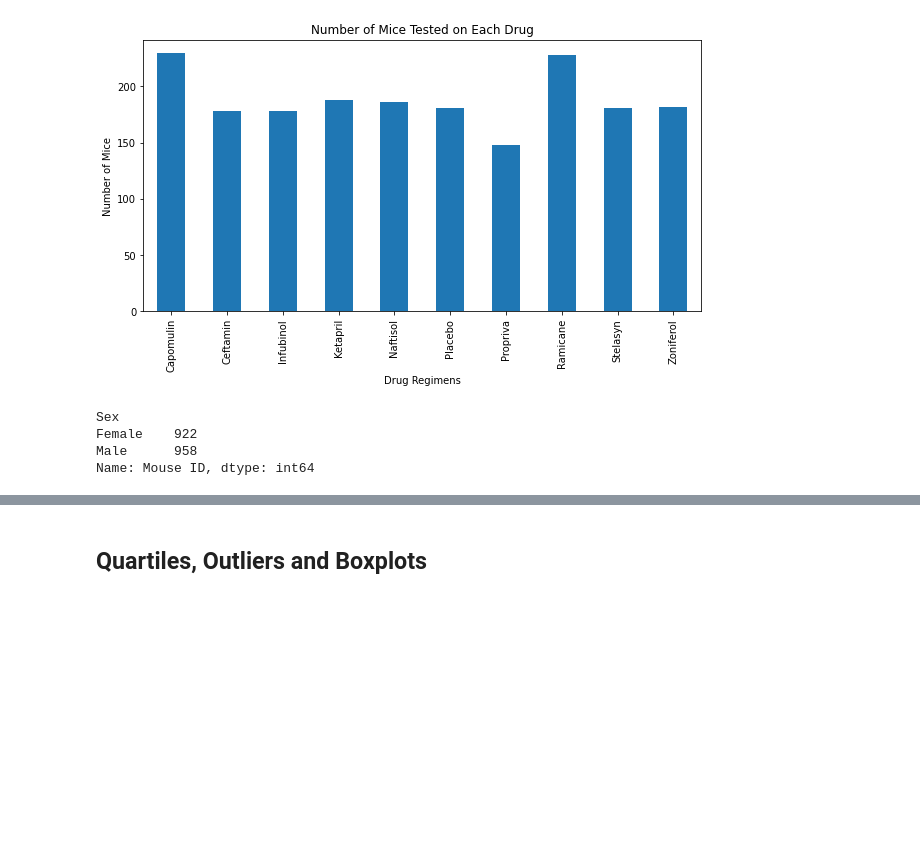
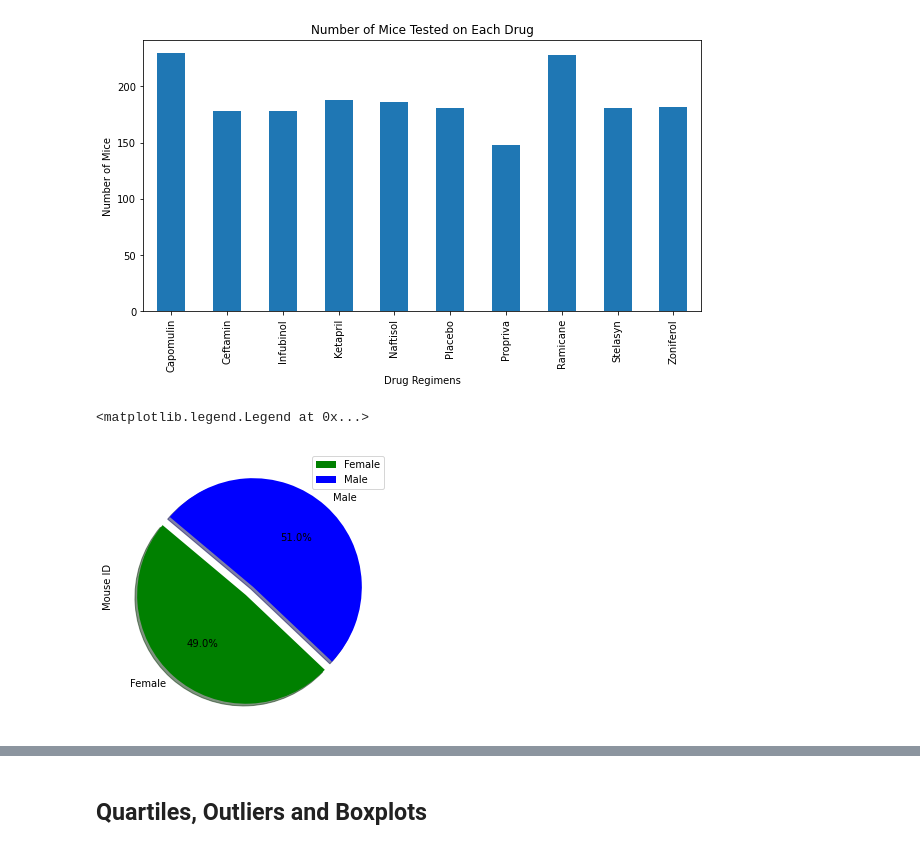
Before and after one commit to nhaile96/matplotlib_HW, a Jupyter notebook: Pymaceuticals/pymaceuticals_starter.ipynb, the cells around one changed output, grey strips where cells are left out. Saved outputs shown, nothing was run; the diff lists cells and outputs as text; code cells hidden in the pictures; blank space fills up the shorter version.

```diff
--- a/Pymaceuticals/pymaceuticals_starter.ipynb
+++ b/Pymaceuticals/pymaceuticals_starter.ipynb
@@ -168,12 +177,15 @@ Text(0.5, 1.0, 'Number of Mice Tested on Each Drug')
 [figure]
 # %%
 # Generate a pie plot showing the distribution of female versus male mice using pandas
-female_dist=cleaned_df.groupby(['Sex']).count()["Mouse ID"]
-female_dist
+gender_dist=cleaned_df.groupby(['Sex']).count()["Mouse ID"]
+gender_dist
+colors=['green','blue']
+explode=(0.1,0)
+gender_dist.plot(kind='pie',y='Count per Gender',explode=explode,
+                 startangle=140,colors=colors,shadow=True,figsize=(5,5),autopct="%1.1f%%")
+plt.legend(loc='best')
 # %% [output]
-Sex
-Female    922
-Male      958
-Name: Mouse ID, dtype: int64
+<matplotlib.legend.Legend at 0x...>
+[figure, added]
 # %%
 # Generate a pie plot showing the distribution of female versus male mice using pyplot
```
Also changed, not shown: parts of 3 cells of this notebook.
